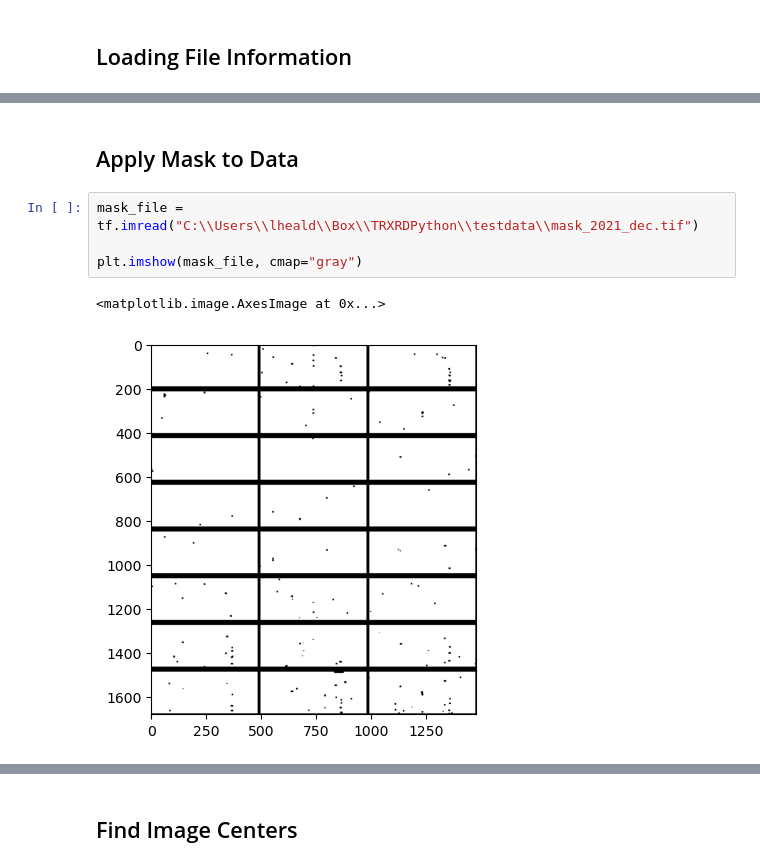
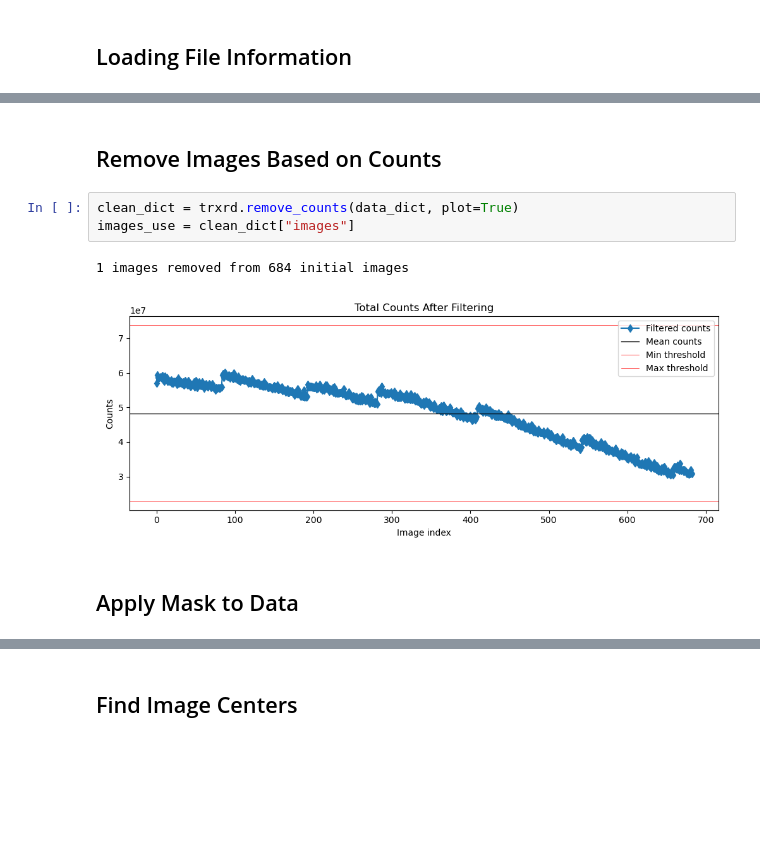
Before and after one commit to lheald2/trxrd, a Jupyter notebook: beta_testing.ipynb, the cells around one changed output, grey strips where cells are left out. Drawn from its saved outputs; the diff is of its cells as text; blank space fills up the shorter version.

```diff
--- a/beta_testing.ipynb
+++ b/beta_testing.ipynb
@@ -29,10 +21,11 @@ data_dict = trxrd.get_image_details(file_names, sort=True, filter_data=False, pl
+# %% [markdown]
+## Remove Images Based on Counts
+# %%
+clean_dict = trxrd.remove_counts(data_dict, plot=True)
+images_use = clean_dict["images"]
+# %% [output]
+1 images removed from 684 initial images
+[figure, added]
 # %% [markdown]
 ## Apply Mask to Data
-# %%
-mask_file = tf.imread("C:\\Users\\lheald\\Box\\TRXRDPython\\testdata\\mask_2021_dec.tif")
-
-plt.imshow(mask_file, cmap="gray")
-# %% [output]
-<matplotlib.image.AxesImage at 0x...>
-[figure, removed]
 # %%
```
Also changed, not shown: parts of 24 cells of this notebook, 6 other files.
